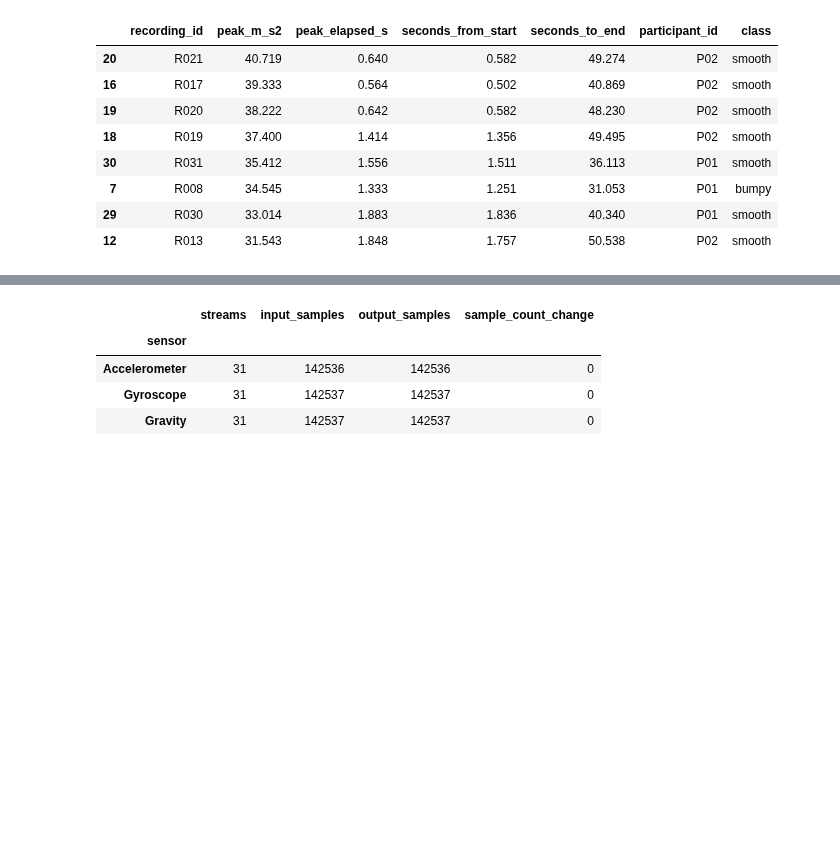
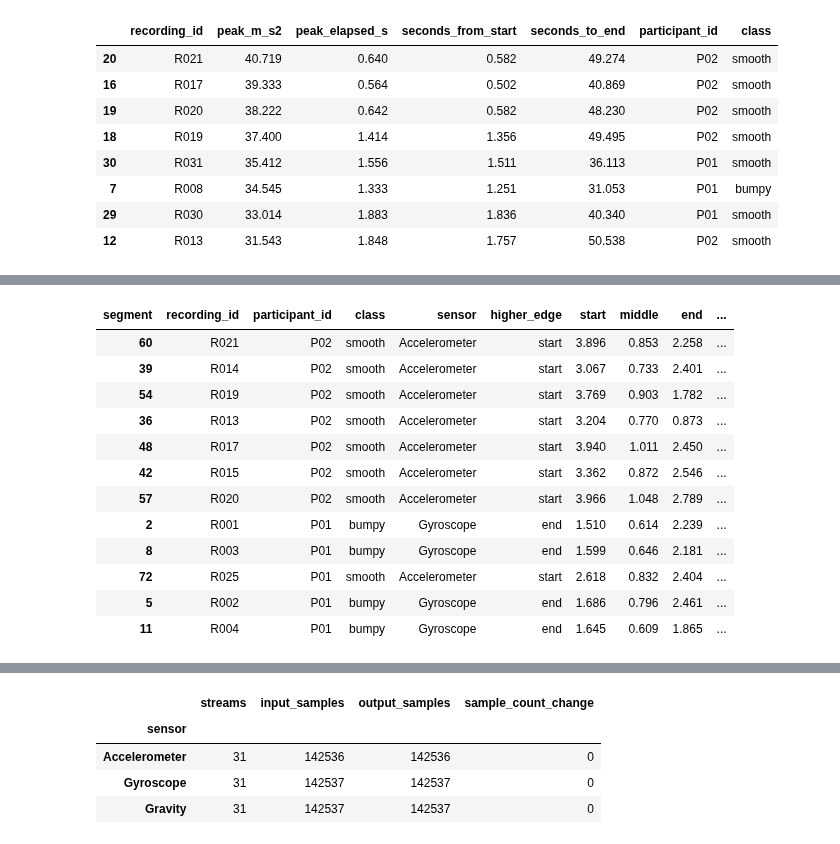
Before and after one commit to LarsHeijnennn/DataAnalysis-LearningMethods, a Jupyter notebook: version1.ipynb, the cells around one changed output, grey strips where cells are left out. Cells and saved outputs as stored; diff of their text form; code cells hidden in the pictures; blank space fills up the shorter version.

```diff
--- a/version1.ipynb
+++ b/version1.ipynb
@@ -593,0 +602,84 @@ Raw acceleration variation is generally higher in the bumpy recordings, while gy
+# %%
+EDGE_SECONDS = 5.0
+
+if quality["duration_s"].min() <= 3 * EDGE_SECONDS:
+    raise ValueError("A recording is too short for non-overlapping start, middle and end checks.")
+
+
+def segment_masks(elapsed_seconds, edge_seconds=EDGE_SECONDS):
+    elapsed = elapsed_seconds - elapsed_seconds.iloc[0]
+    duration = elapsed.iloc[-1]
+    middle_start = duration / 2 - edge_seconds / 2
+    middle_end = duration / 2 + edge_seconds / 2
+    return {
+        "start": elapsed <= edge_seconds,
+        "middle": elapsed.between(middle_start, middle_end),
+        "end": elapsed >= duration - edge_seconds,
+    }
+
+
+boundary_rows = []
+for (recording_id, sensor), data in raw_streams.items():
+    elapsed = data["seconds_elapsed"] - data["seconds_elapsed"].iloc[0]
+    masks = segment_masks(data["seconds_elapsed"])
+    vector_magnitude = magnitude(data)
+
+    # Gravity's magnitude is intentionally near-constant; component change is the useful diagnostic.
+    component_change_rate = (
+        np.sqrt((data[AXES].diff() ** 2).sum(axis=1)) / elapsed.diff()
+    ).replace([np.inf, -np.inf], np.nan)
+
+    for segment, mask in masks.items():
+        values = vector_magnitude.loc[mask]
+        change_rates = component_change_rate.loc[mask].dropna()
+        boundary_rows.append({
+            "recording_id": recording_id,
+            "sensor": sensor,
+            "segment": segment,
+            "n_samples": len(values),
+            "magnitude_sd": values.std(),
+            "magnitude_p95": values.quantile(0.95),
+            "component_change_rate_p95": change_rates.quantile(0.95),
+        })
+
+boundary_summary = pd.DataFrame(boundary_rows).merge(
+    recording_index[["recording_id", "participant_id", "class", "source_recording"]],
+    on="recording_id", validate="many_to_one",
+)
+
+boundary_metric = np.where(
+    boundary_summary["sensor"].eq("Gravity"),
+    boundary_summary["component_change_rate_p95"],
+    boundary_summary["magnitude_sd"],
+)
+boundary_summary["diagnostic_value"] = boundary_metric
+boundary_summary["diagnostic_unit"] = np.where(
+    boundary_summary["sensor"].eq("Gravity"), "m/s³", "sensor unit",
+)
+
+boundary_scores = (
+    boundary_summary.pivot(
+        index=["recording_id", "participant_id", "class", "source_recording", "sensor"],
+        columns="segment", values="diagnostic_value",
+    )
+    .reset_index()
+)
+boundary_scores["edge_max"] = boundary_scores[["start", "end"]].max(axis=1)
+boundary_scores["edge_to_middle_ratio"] = np.where(
+    boundary_scores["middle"] > 0,
+    boundary_scores["edge_max"] / boundary_scores["middle"],
+    np.nan,
+)
+boundary_scores["higher_edge"] = np.where(
+    boundary_scores["start"] >= boundary_scores["end"], "start", "end"
+)
+
+display(boundary_summary.groupby(["sensor", "segment"])["diagnostic_value"].median().unstack().round(3))
+display(
+    boundary_scores.query("sensor != 'Gravity'")
+    .sort_values("edge_to_middle_ratio", ascending=False)
+    [["recording_id", "participant_id", "class", "sensor", "higher_edge",
+      "start", "middle", "end", "edge_to_middle_ratio"]]
+    .head(12).round(3)
+)
+# %% [output]
@@ -593,0 +691,13 @@ Raw acceleration variation is generally higher in the bumpy recordings, while gy
+| segment | recording_id | participant_id | class | sensor | higher_edge | start | middle | end | ... |
+| 60 | R021 | P02 | smooth | Accelerometer | start | 3.896 | 0.853 | 2.258 | ... |
+| 39 | R014 | P02 | smooth | Accelerometer | start | 3.067 | 0.733 | 2.401 | ... |
+| 54 | R019 | P02 | smooth | Accelerometer | start | 3.769 | 0.903 | 1.782 | ... |
+| 36 | R013 | P02 | smooth | Accelerometer | start | 3.204 | 0.770 | 0.873 | ... |
+| 48 | R017 | P02 | smooth | Accelerometer | start | 3.940 | 1.011 | 2.450 | ... |
+| 42 | R015 | P02 | smooth | Accelerometer | start | 3.362 | 0.872 | 2.546 | ... |
+| 57 | R020 | P02 | smooth | Accelerometer | start | 3.966 | 1.048 | 2.789 | ... |
+| 2 | R001 | P01 | bumpy | Gyroscope | end | 1.510 | 0.614 | 2.239 | ... |
+| 8 | R003 | P01 | bumpy | Gyroscope | end | 1.599 | 0.646 | 2.181 | ... |
+| 72 | R025 | P01 | smooth | Accelerometer | start | 2.618 | 0.832 | 2.404 | ... |
+| 5 | R002 | P01 | bumpy | Gyroscope | end | 1.686 | 0.796 | 2.461 | ... |
+| 11 | R004 | P01 | bumpy | Gyroscope | end | 1.645 | 0.609 | 1.865 | ... |
```
Also changed, not shown: parts of 20 cells of this notebook, 3 other files.
